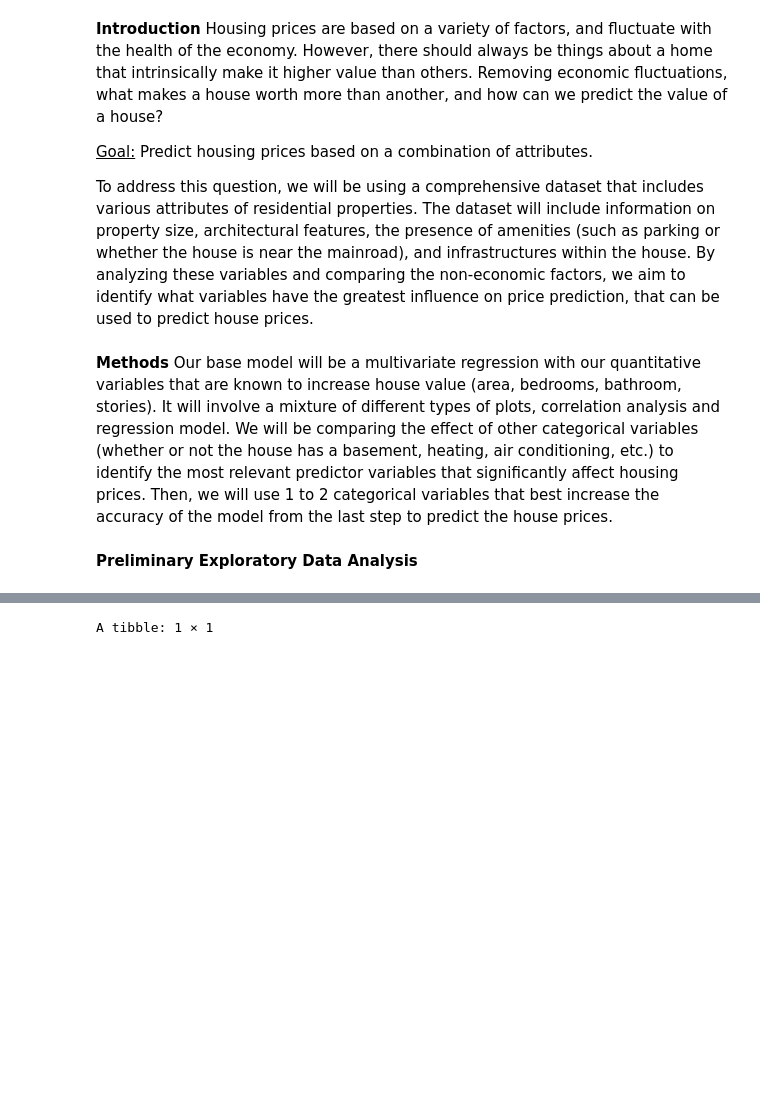
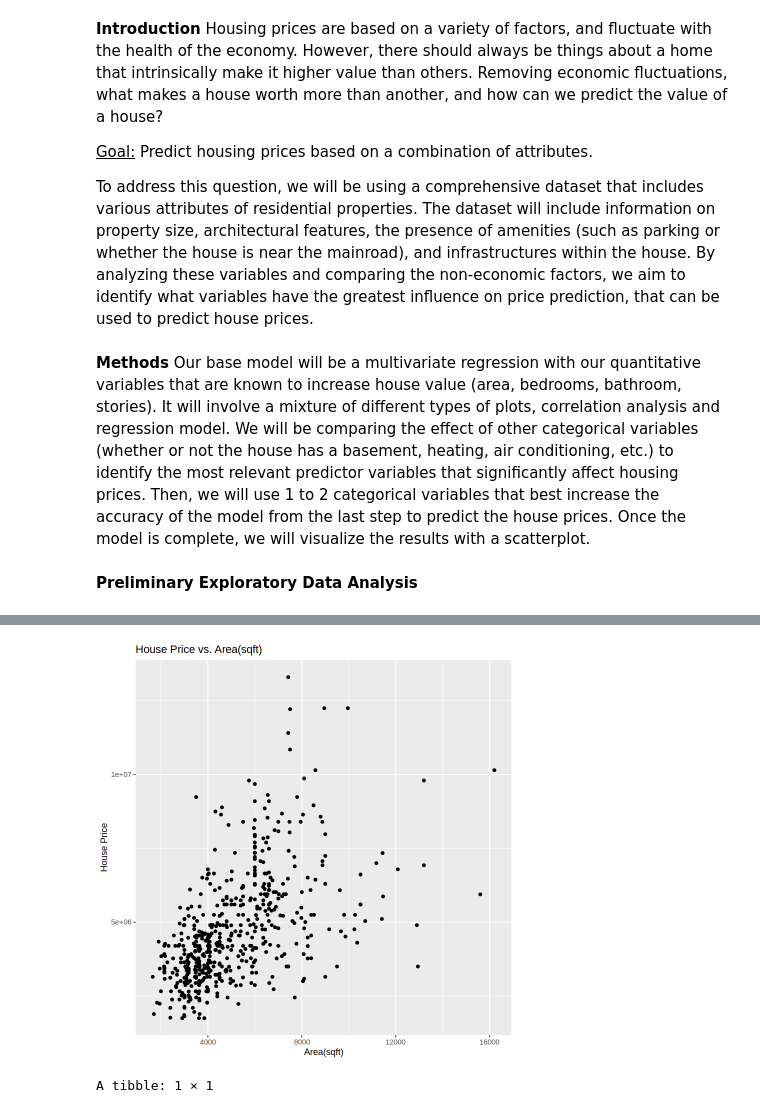
Before and after one commit to chwu01/DSCI-Group-Project, a Jupyter notebook: Project Proposal (Challen Version).ipynb, the cells around one changed output, grey strips where cells are left out. Drawn from its saved outputs; the diff is of its cells as text; code cells hidden in the pictures; blank space fills up the shorter version.

Commit message:
Project Proposal (Added price vs area plot)

```diff
--- a/Project Proposal (Challen Version).ipynb
+++ b/Project Proposal (Challen Version).ipynb
@@ -7,7 +7,7 @@ Housing prices are based on a variety of factors, and fluctuate with the health
 To address this question, we will be using a comprehensive dataset that includes various attributes of residential properties. The dataset will include information on property size, architectural features, the presence of amenities (such as parking or whether the house is near the mainroad), and infrastructures within the house. By analyzing these variables and comparing the non-economic factors, we aim to identify what variables have the greatest influence on price prediction, that can be used to predict house prices.
 # %% [markdown]
 **Methods**
-Our base model will be a multivariate regression with our quantitative variables that are known to increase house value (area, bedrooms, bathroom, stories). It will involve a mixture of different types of plots, correlation analysis and regression model. We will be comparing the effect of other categorical variables (whether or not the house has a basement, heating, air conditioning, etc.) to identify the most relevant predictor variables that significantly affect housing prices. Then, we will use 1 to 2 categorical variables that best increase the accuracy of the model from the last step to predict the house prices.
+Our base model will be a multivariate regression with our quantitative variables that are known to increase house value (area, bedrooms, bathroom, stories). It will involve a mixture of different types of plots, correlation analysis and regression model. We will be comparing the effect of other categorical variables (whether or not the house has a basement, heating, air conditioning, etc.) to identify the most relevant predictor variables that significantly affect housing prices. Then, we will use 1 to 2 categorical variables that best increase the accuracy of the model from the last step to predict the house prices. Once the model is complete, we will visualize the results with a scatterplot.
 # %% [markdown]
 **Preliminary Exploratory Data Analysis**
 # %%
@@ -50,6 +50,16 @@ A tibble: 545 × 13
 | 1750000 | 3620 | 2 | 1 | 1 | yes | no | no | no | ... |
 | 1750000 | 2910 | 3 | 1 | 1 | no | no | no | no | ... |
 | 1750000 | 3850 | 3 | 1 | 2 | yes | no | no | no | ... |
+# %%
+#Scatterplot for price vs. area
+housing_plot <- housing|>
+    ggplot(aes(x = area, y = price))+
+    geom_point()+
+    labs(x = "Area(sqft)", y = "House Price")+
+    ggtitle("House Price vs. Area(sqft)")
+housing_plot
+# %% [output]
+[figure, added]
 # %%
 # Checking for NA values
 
```
